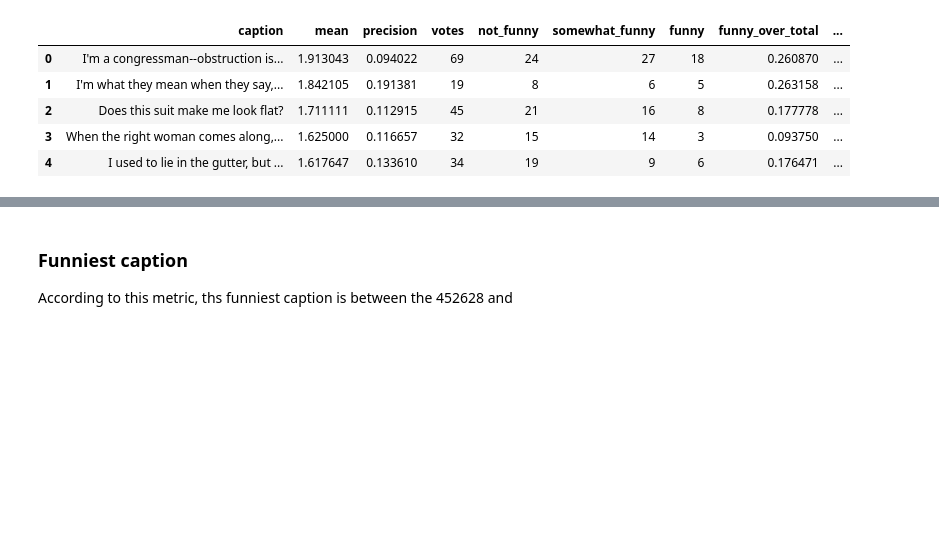
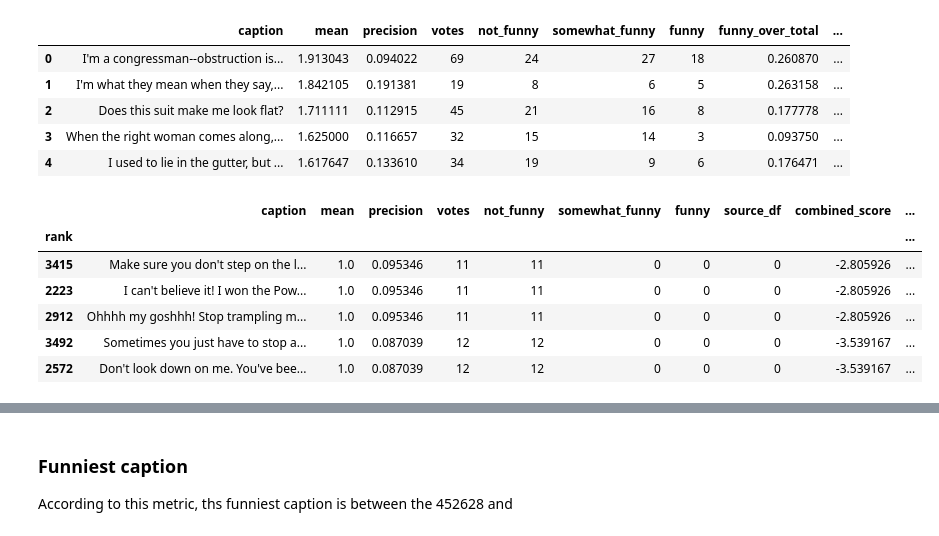
Before and after one commit to epfl-ada/ada-2025-project-adacore42, a Jupyter notebook: _Other/katia_analysis/what_is_funny.ipynb, the cells around one changed output, grey strips where cells are left out. Cells and saved outputs as stored; diff of their text form; code cells hidden in the pictures; blank space fills up the shorter version.

```diff
--- a/_Other/katia_analysis/what_is_funny.ipynb
+++ b/_Other/katia_analysis/what_is_funny.ipynb
@@ -306,0 +264,12 @@ dataA_merged.head(5)
+# %%
+data_test = compute_funny_ranking(dataA,by_image=True )
+# %%
+data_test[0].sort_values("rank_funny_image").tail()
+# %% [output]
+|  | caption | mean | precision | votes | not_funny | somewhat_funny | funny | source_df | combined_score | ... |
+| rank |  |  |  |  |  |  |  |  |  | ... |
+| 3415 | Make sure you don't step on the l... | 1.0 | 0.095346 | 11 | 11 | 0 | 0 | 0 | -2.805926 | ... |
+| 2223 | I can't believe it! I won the Pow... | 1.0 | 0.095346 | 11 | 11 | 0 | 0 | 0 | -2.805926 | ... |
+| 2912 | Ohhhh my goshhh! Stop trampling m... | 1.0 | 0.095346 | 11 | 11 | 0 | 0 | 0 | -2.805926 | ... |
+| 3492 | Sometimes you just have to stop a... | 1.0 | 0.087039 | 12 | 12 | 0 | 0 | 0 | -3.539167 | ... |
+| 2572 | Don't look down on me. You've bee... | 1.0 | 0.087039 | 12 | 12 | 0 | 0 | 0 | -3.539167 | ... |
```
Also changed, not shown: parts of 15 cells of this notebook, 1 other file.
